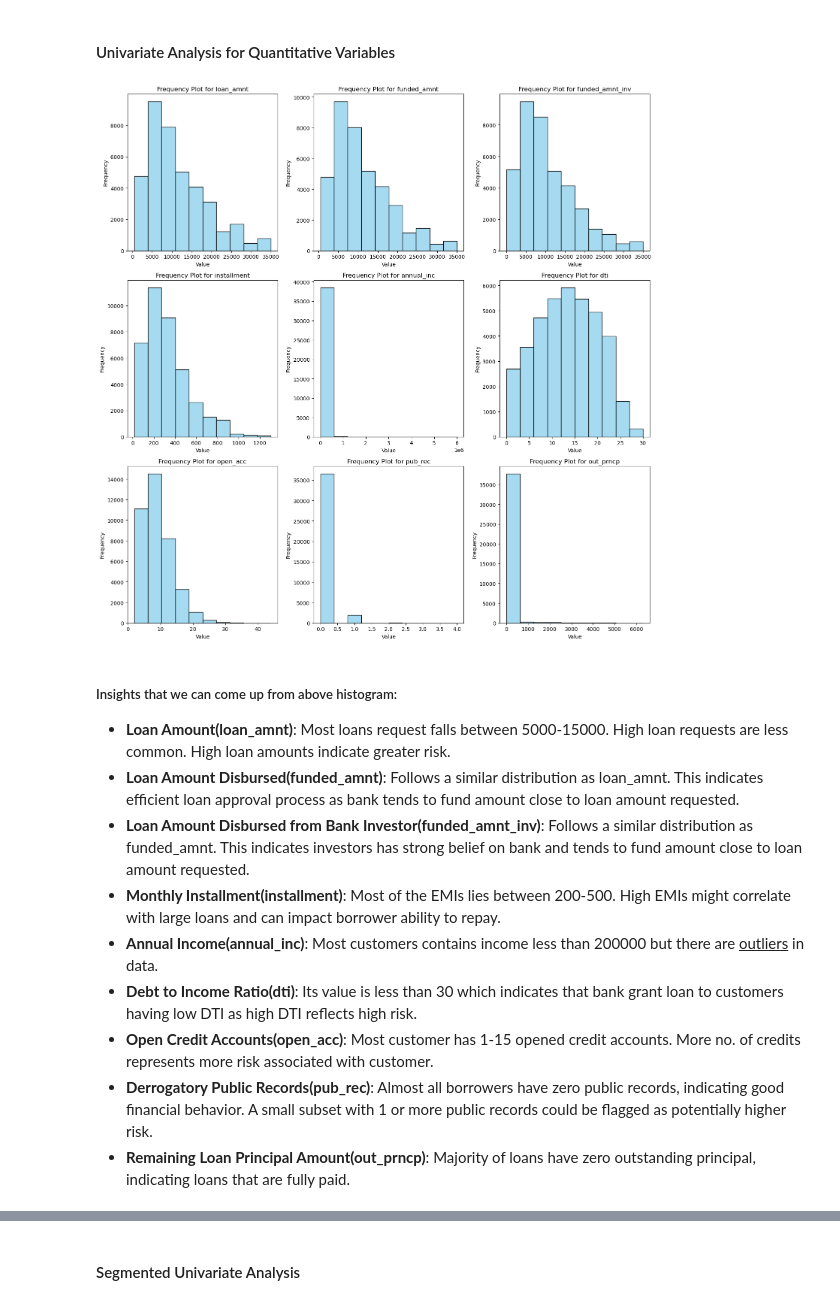
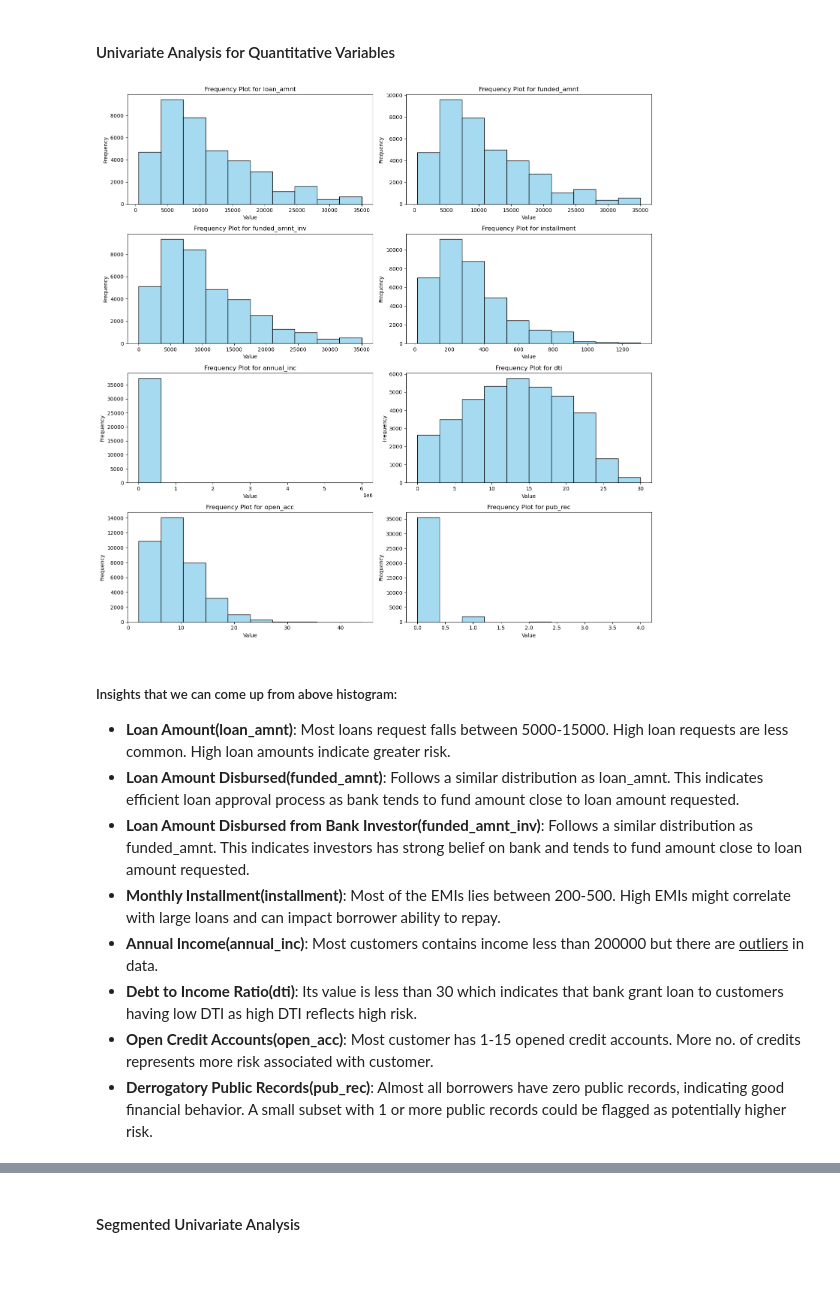
Before and after one commit to tejasvadhyani/LendingClubCaseStudy, a Jupyter notebook: Tejasva_Dhyani.ipynb, the cells around one changed output, grey strips where cells are left out. Saved outputs shown, nothing was run; the diff lists cells and outputs as text; code cells hidden in the pictures; blank space fills up the shorter version.

```diff
--- a/Tejasva_Dhyani.ipynb
+++ b/Tejasva_Dhyani.ipynb
@@ -409,3 +409,7 @@ Data columns (total 28 columns):
  27  tax_liens                   38586 non-null  float64
 dtypes: datetime64[ns](2), float64(9), int64(8), object(9)
 memory usage: 8.5+ MB
+# %%
+# Rulling out all current status loan as they cannot provide any insight
+df_loan = df_loan[df_loan['loan_status'] != 'Current']
+df_loan.info()
@@ -608,36 +672,35 @@ plt.show()
 # %%
 quantitative = ['loan_amnt',
 'funded_amnt',
 'funded_amnt_inv',
 'installment',
 'annual_inc',
 'dti',
 'open_acc',
-'pub_rec',
-'out_prncp']
+'pub_rec']
 
-ncols = 3
+ncols = 2
 nrows = math.ceil(len(quantitative) / ncols)
 fig, axes = plt.subplots(nrows=nrows, ncols=ncols, figsize=(15, 15))
 for i, column in enumerate(quantitative):
     # Frequency Plot
     row = i // ncols  # Calculate the row index
     col = i % ncols   # Calculate the column index
     sns.histplot(df_loan[column], bins=10, kde=False, ax=axes[row, col], color='skyblue')
     axes[row, col].set_title(f'Frequency Plot for {column}')
     axes[row, col].set_xlabel('Value')
     axes[row, col].set_ylabel('Frequency')
 
 # Remove empty subplots if the grid has more cells than needed
 for j in range(len(quantitative), nrows * ncols):
     row = j // ncols
     col = j % ncols
     fig.delaxes(axes[row, col])
 
 plt.tight_layout()
 plt.show()
 # %% [output]
-[figure, old version]
+[figure, new version]
 # %% [markdown]
 ##### Insights that we can come up from above histogram:
 - <b>Loan Amount(loan_amnt)</b>: Most loans request falls between 5000-15000. High loan requests are less common. High loan amounts indicate greater risk.
@@ -648,7 +711,6 @@ plt.show()
 - <b>Debt to Income Ratio(dti)</b>: Its value is less than 30 which indicates that bank grant loan to customers having low DTI as high DTI reflects high risk.
 - <b>Open Credit Accounts(open_acc)</b>: Most customer has 1-15 opened credit accounts. More no. of credits represents more risk associated with customer.
 - <b>Derrogatory Public Records(pub_rec)</b>: Almost all borrowers have zero public records, indicating good financial behavior. A small subset with 1 or more public records could be flagged as potentially higher risk.
-- <b>Remaining Loan Principal Amount(out_prncp)</b>: Majority of loans have zero outstanding principal, indicating loans that are fully paid.
 # %% [markdown]
 ##### Summary Metrics
 <table border="1">
```
Also changed, not shown: parts of 9 cells of this notebook.
